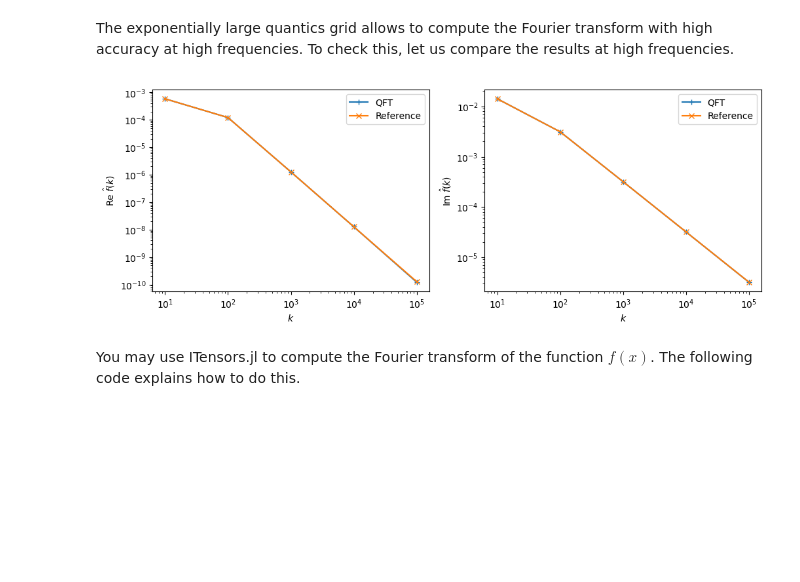
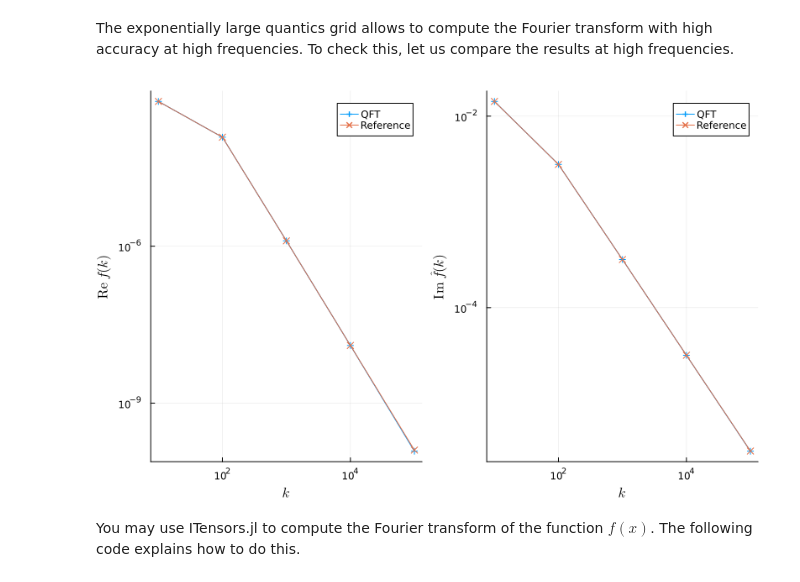
Before and after one commit to tensor4all/T4AJuliaTutorials, a Jupyter notebook: _sources/ipynbs/qft.ipynb, the cells around one changed output. Drawn from its saved outputs; the diff is of its cells as text; code cells hidden in the pictures; blank space fills up the shorter version.

```diff
--- a/_sources/ipynbs/qft.ipynb
+++ b/_sources/ipynbs/qft.ipynb
@@ -148,27 +137,27 @@ _display(fig)
 The exponentially large quantics grid allows to compute the Fourier transform with high accuracy at high frequencies.
 To check this, let us compare the results at high frequencies.
 # %%
-fig, (ax1, ax2) = plt.subplots(1, 2, figsize=(12, 4))
-
 plotk = [10^n for n in 1:5]
 @assert maximum(plotk) <= 2^R-1
 y = [hftt(reverse(QG.origcoord_to_quantics(kgrid, x))) for x in plotk] # Note: revert the order of the quantics indices
 
-ax1.loglog(plotk, abs.(real.(y)), marker="+", label="QFT")
-ax1.loglog(plotk, abs.(real.(hfk.(plotk))), marker="x", label="Reference")
-ax1.set_xlabel(L"k")
-ax1.set_ylabel(L"\mathrm{Re}~\hat{f}(k)")
-ax1.legend()
+p1 = plot()
 
-ax2.loglog(plotk, abs.(imag.(y)), marker="+", label="QFT")
-ax2.loglog(plotk, abs.(imag.(hfk.(plotk))), marker="x", label="Reference")
-ax2.set_xlabel(L"k")
-ax2.set_ylabel(L"\mathrm{Im}~\hat{f}(k)")
-ax2.legend()
+plot!(p1, plotk, abs.(real.(y)), marker=:+, label="QFT", xscale=:log10, yscale=:log10)
+plot!(p1, plotk, abs.(real.(hfk.(plotk))), marker=:x, label="Reference", xscale=:log10, yscale=:log10)
+xlabel!(p1, L"k")
+ylabel!(p1, L"\mathrm{Re}~\hat{f}(k)")
 
-_display(fig)
+p2 = plot()
+
+plot!(p2, plotk, abs.(imag.(y)), marker=:+, label="QFT", xscale=:log10, yscale=:log10)
+plot!(p2, plotk, abs.(imag.(hfk.(plotk))), marker=:x, label="Reference", xscale=:log10, yscale=:log10)
+xlabel!(p2, L"k")
+ylabel!(p2, L"\mathrm{Im}~\hat{f}(k)")
+
+plot(p1, p2, size=(800, 500))
 # %% [output]
-[figure, old version]
+[figure, new version]
 # %% [markdown]
 You may use ITensors.jl to compute the Fourier transform of the function $f(x)$.
 The following code explains how to do this.
```
Also changed, not shown: parts of 10 cells of this notebook, 51 other files.
